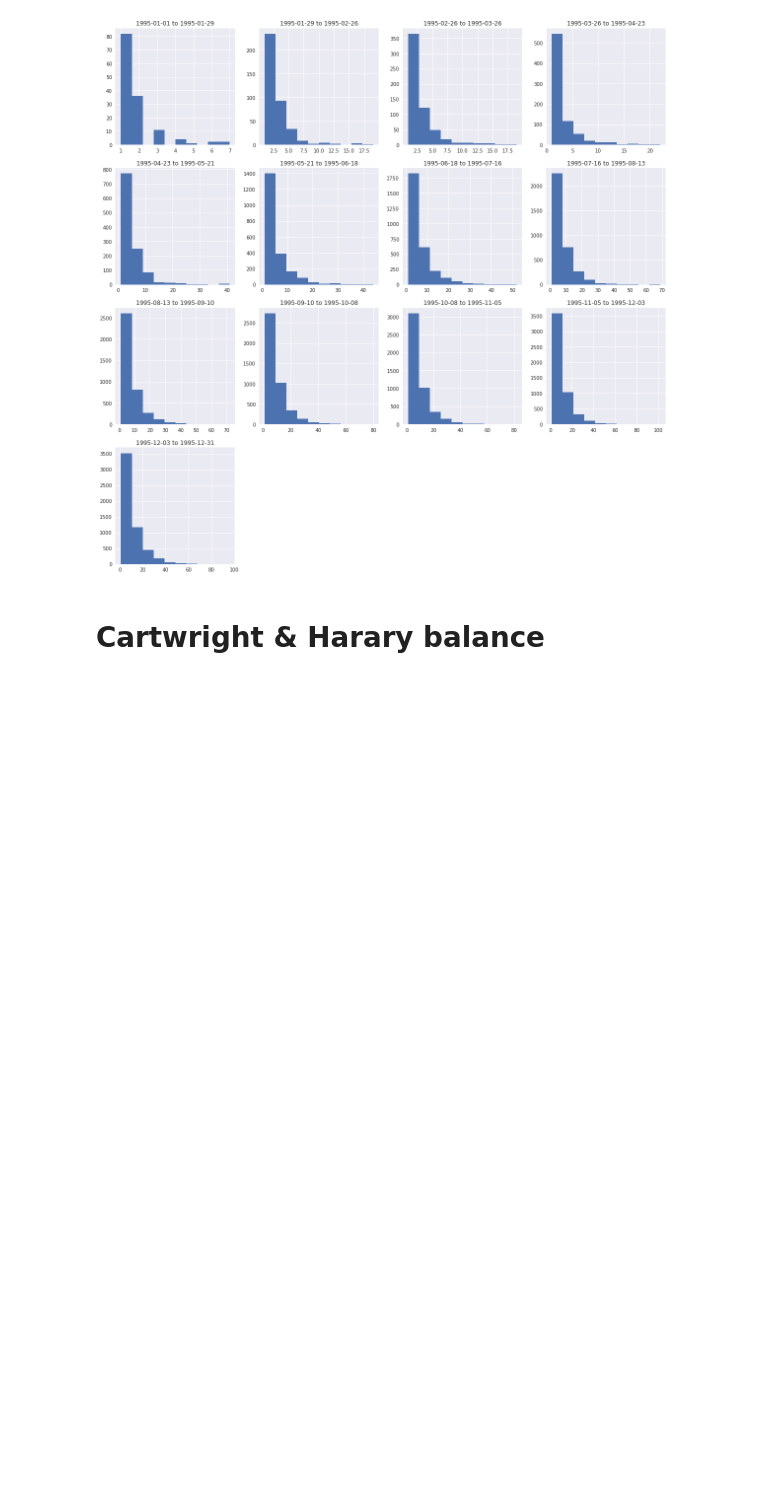
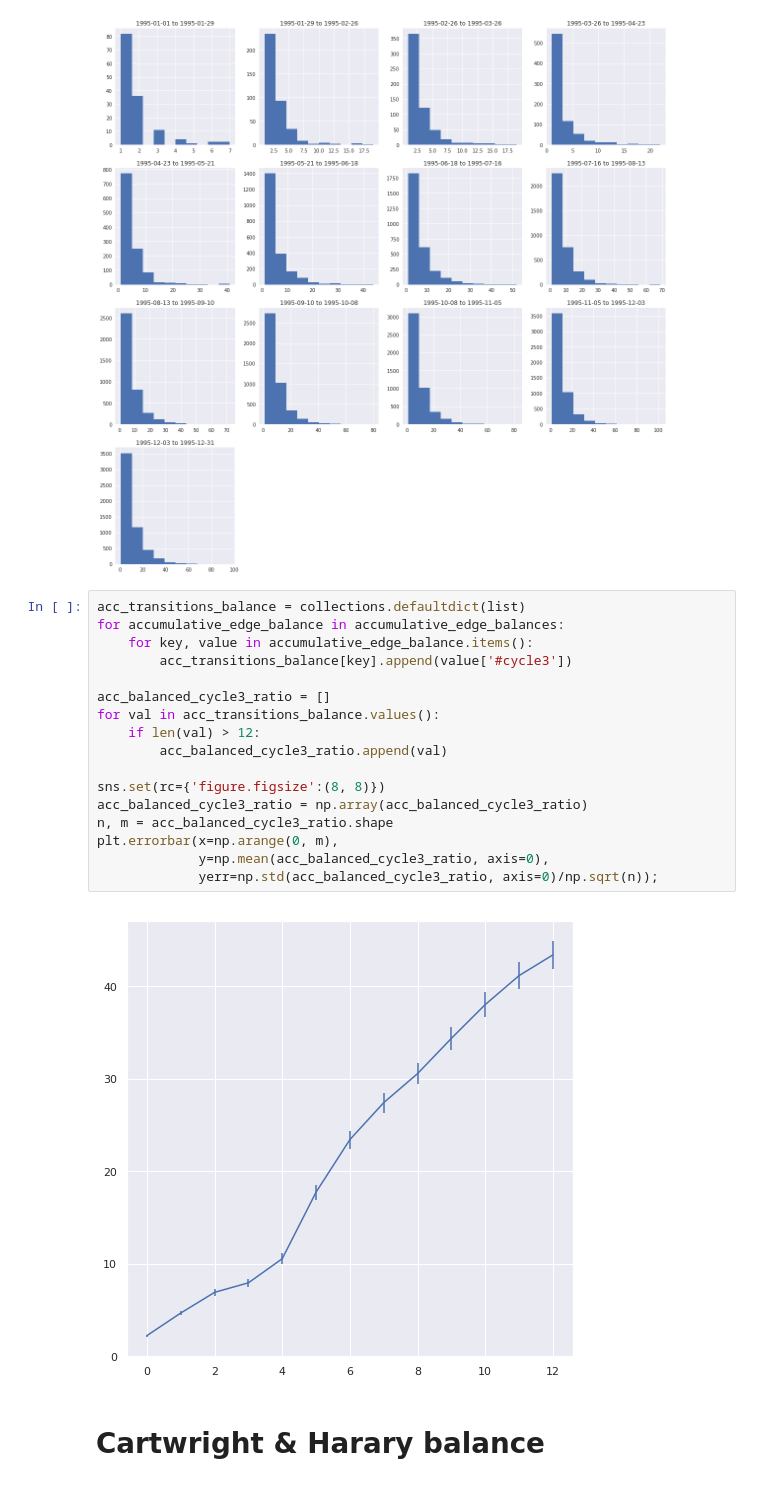
Before and after one commit to omid55/dynamic_sparse_balance_theory, a Jupyter notebook: notebooks/integrated_crisis_early_warning_system_dataverse_1995.ipynb, the cells around one changed output. Drawn from its saved outputs; the diff is of its cells as text; blank space fills up the shorter version.

```diff
--- a/notebooks/integrated_crisis_early_warning_system_dataverse_1995.ipynb
+++ b/notebooks/integrated_crisis_early_warning_system_dataverse_1995.ipynb
@@ -348,6 +348,25 @@ for index, accumulative_edge_balance in enumerate(accumulative_edge_balances):
                           str(period_end).split(' ')[0]))
 # %% [output]
 [figure]
+# %%
+acc_transitions_balance = collections.defaultdict(list)
+for accumulative_edge_balance in accumulative_edge_balances:
+    for key, value in accumulative_edge_balance.items():
+        acc_transitions_balance[key].append(value['#cycle3'])
+
+acc_balanced_cycle3_ratio = []
+for val in acc_transitions_balance.values():
+    if len(val) > 12:
+        acc_balanced_cycle3_ratio.append(val)
+
+sns.set(rc={'figure.figsize':(8, 8)})
+acc_balanced_cycle3_ratio = np.array(acc_balanced_cycle3_ratio)
+n, m = acc_balanced_cycle3_ratio.shape
+plt.errorbar(x=np.arange(0, m),
+             y=np.mean(acc_balanced_cycle3_ratio, axis=0),
+             yerr=np.std(acc_balanced_cycle3_ratio, axis=0)/np.sqrt(n));
+# %% [output]
+[figure, added]
 # %% [markdown]
 # Cartwright & Harary balance
 # %%
```
Also changed, not shown: parts of 2 cells of this notebook, 2 other files.
